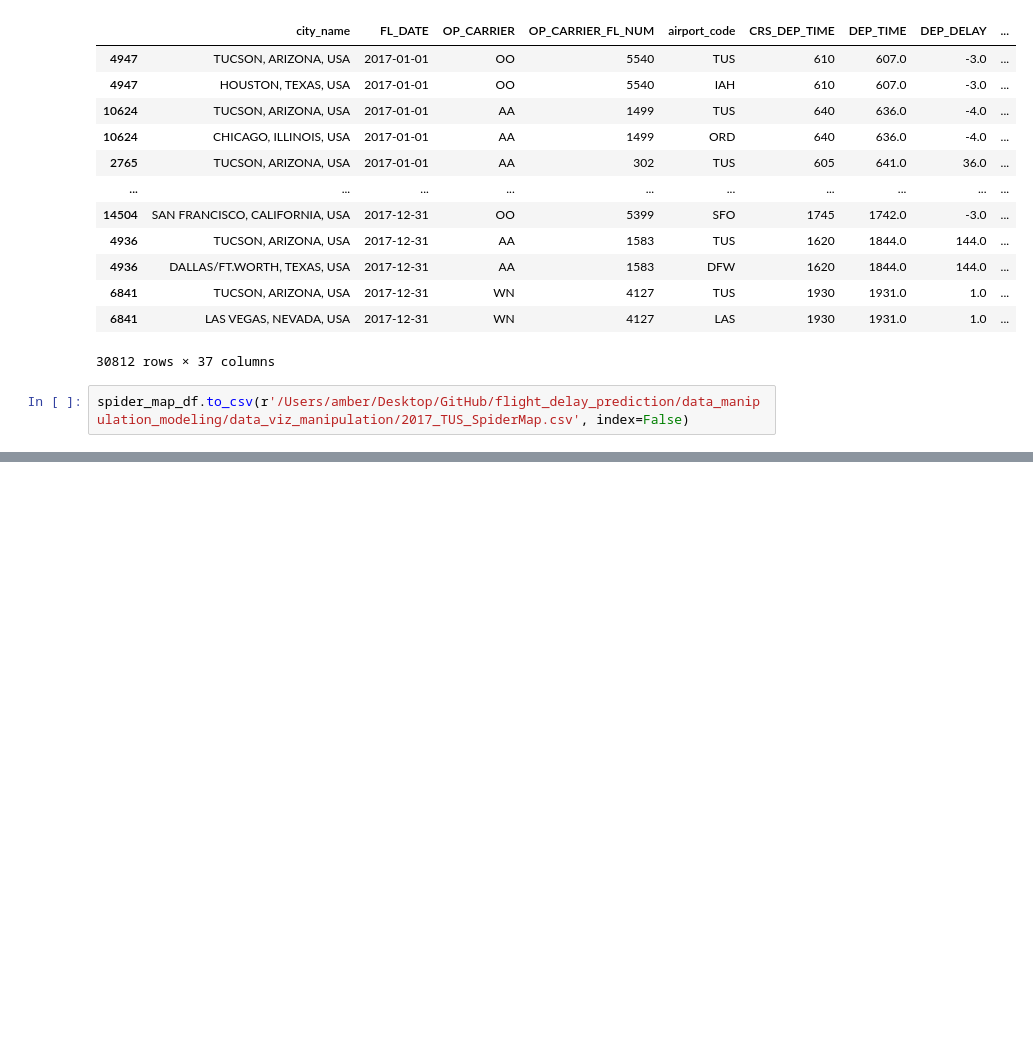
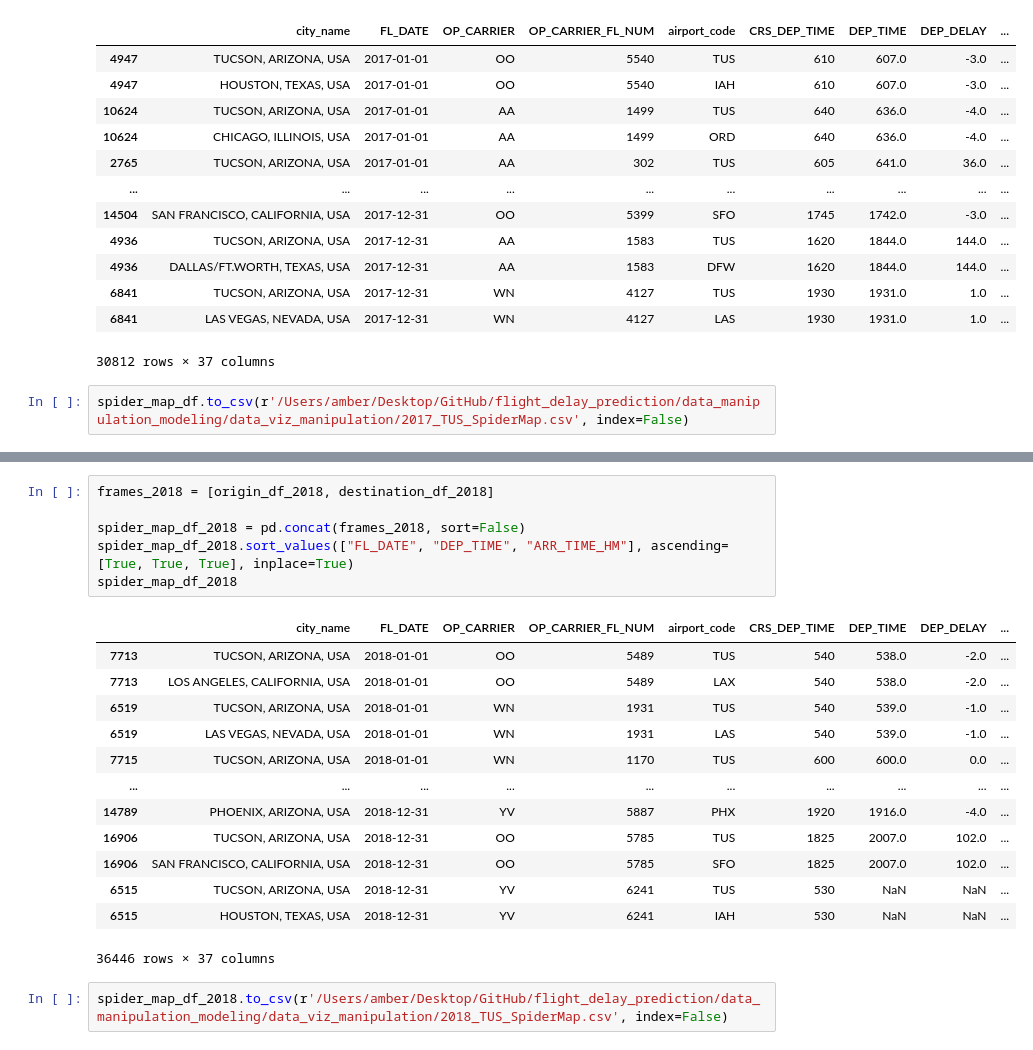
Before and after one commit to tarakp/flightdelays, a Jupyter notebook: data_manipulation_modeling/data_viz_manipulation/anr_viz.ipynb, the cells around one changed output, grey strips where cells are left out. Saved outputs shown, nothing was run; the diff lists cells and outputs as text; blank space fills up the shorter version.

```diff
--- a/data_manipulation_modeling/data_viz_manipulation/anr_viz.ipynb
+++ b/data_manipulation_modeling/data_viz_manipulation/anr_viz.ipynb
@@ -113,0 +210,22 @@ spider_map_df.to_csv(r'/Users/amber/Desktop/GitHub/flight_delay_prediction/data_
+# %%
+frames_2018 = [origin_df_2018, destination_df_2018]
+
+spider_map_df_2018 = pd.concat(frames_2018, sort=False)
+spider_map_df_2018.sort_values(["FL_DATE", "DEP_TIME", "ARR_TIME_HM"], ascending=[True, True, True], inplace=True)
+spider_map_df_2018
+# %% [output]
+|  | city_name | FL_DATE | OP_CARRIER | OP_CARRIER_FL_NUM | airport_code | CRS_DEP_TIME | DEP_TIME | DEP_DELAY | ... |
+| 7713 | TUCSON, ARIZONA, USA | 2018-01-01 | OO | 5489 | TUS | 540 | 538.0 | -2.0 | ... |
+| 7713 | LOS ANGELES, CALIFORNIA, USA | 2018-01-01 | OO | 5489 | LAX | 540 | 538.0 | -2.0 | ... |
+| 6519 | TUCSON, ARIZONA, USA | 2018-01-01 | WN | 1931 | TUS | 540 | 539.0 | -1.0 | ... |
+| 6519 | LAS VEGAS, NEVADA, USA | 2018-01-01 | WN | 1931 | LAS | 540 | 539.0 | -1.0 | ... |
+| 7715 | TUCSON, ARIZONA, USA | 2018-01-01 | WN | 1170 | TUS | 600 | 600.0 | 0.0 | ... |
+| ... | ... | ... | ... | ... | ... | ... | ... | ... | ... |
+| 14789 | PHOENIX, ARIZONA, USA | 2018-12-31 | YV | 5887 | PHX | 1920 | 1916.0 | -4.0 | ... |
+| 16906 | TUCSON, ARIZONA, USA | 2018-12-31 | OO | 5785 | TUS | 1825 | 2007.0 | 102.0 | ... |
+| 16906 | SAN FRANCISCO, CALIFORNIA, USA | 2018-12-31 | OO | 5785 | SFO | 1825 | 2007.0 | 102.0 | ... |
+| 6515 | TUCSON, ARIZONA, USA | 2018-12-31 | YV | 6241 | TUS | 530 | NaN | NaN | ... |
+| 6515 | HOUSTON, TEXAS, USA | 2018-12-31 | YV | 6241 | IAH | 530 | NaN | NaN | ... |
+36446 rows × 37 columns
+# %%
+spider_map_df_2018.to_csv(r'/Users/amber/Desktop/GitHub/flight_delay_prediction/data_manipulation_modeling/data_viz_manipulation/2018_TUS_SpiderMap.csv', index=False)
```
Also changed, not shown: parts of 5 cells of this notebook, 10 other files.
